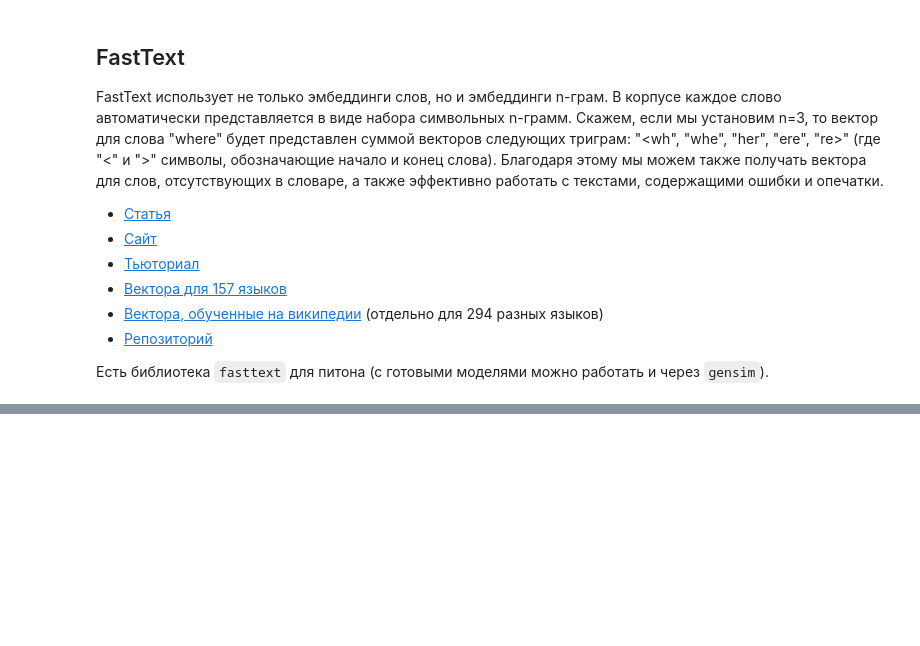
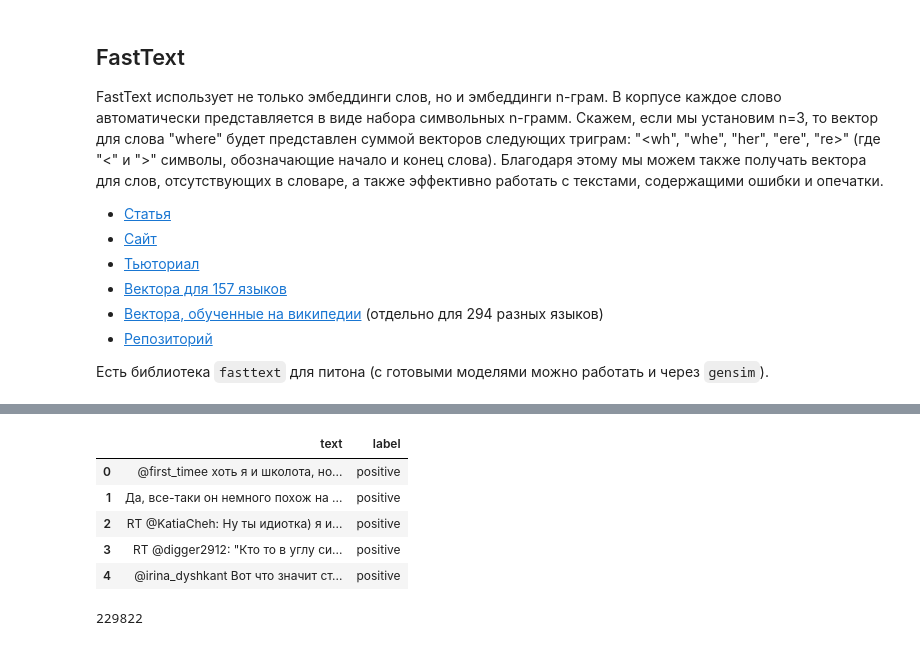
Before and after one commit to AbylayDalabay/NN, a Jupyter notebook: hse-nlp/seminar/2/sem_2_prac.ipynb, the cells around one changed output, grey strips where cells are left out. Cells and saved outputs as stored; diff of their text form; code cells hidden in the pictures; blank space fills up the shorter version.

```diff
--- a/hse-nlp/seminar/2/sem_2_prac.ipynb
+++ b/hse-nlp/seminar/2/sem_2_prac.ipynb
@@ -371,0 +380,18 @@ ft_model.get_analogies("woman", "man", "actor")
+# %%
+positive = pd.read_csv('../assets/positive.csv', sep=';', usecols=[3], names=['text'])
+positive['label'] = ['positive'] * len(positive)
+negative = pd.read_csv('../assets/positive.csv', sep=';', usecols=[3], names=['text'])
+negative['label'] = ['negative'] * len(negative)
+df = pd.concat([positive, negative], axis=0)
+df.head()
+# %% [output]
+|  | text | label |
+| 0 | @first_timee хоть я и школота, но... | positive |
+| 1 | Да, все-таки он немного похож на ... | positive |
+| 2 | RT @KatiaCheh: Ну ты идиотка) я и... | positive |
+| 3 | RT @digger2912: "Кто то в углу си... | positive |
+| 4 | @irina_dyshkant Вот что значит ст... | positive |
+# %%
+len(df)
+# %% [output]
+229822
```
Also changed, not shown: parts of 10 cells of this notebook, 2 other files.
